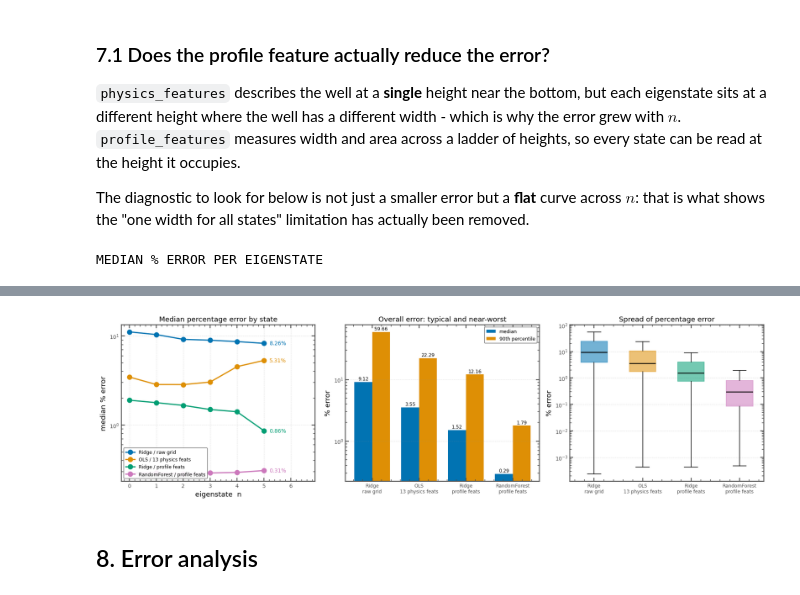
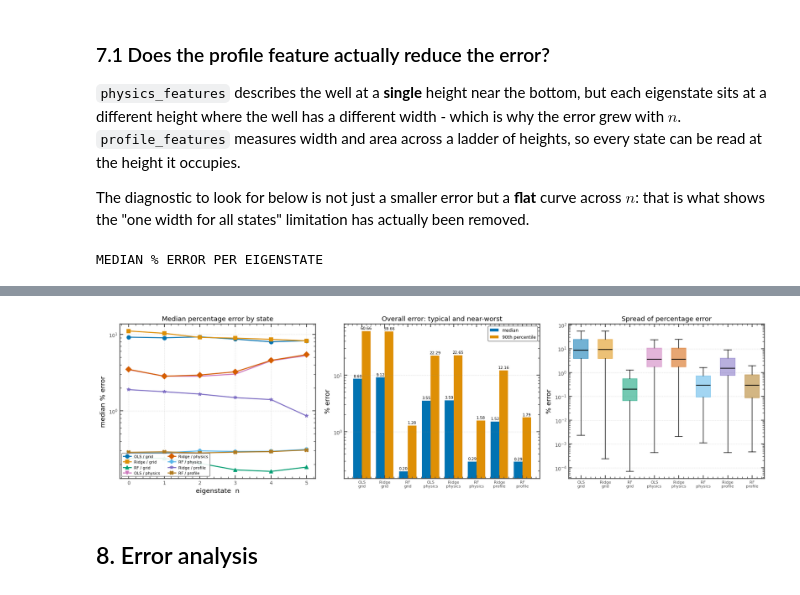
Before and after one commit to navgaur/SP-QM_ML-2025, a Jupyter notebook: QM_ML_update.ipynb, the cells around one changed output, grey strips where cells are left out. Saved outputs shown, nothing was run; the diff lists cells and outputs as text; code cells hidden in the pictures.

```diff
--- a/QM_ML_update.ipynb
+++ b/QM_ML_update.ipynb
@@ -648,9 +648,13 @@ scaler_p = StandardScaler()
 P_tr_s = scaler_p.fit_transform(P_tr)
 P_te_s = scaler_p.transform(P_te)
 
-model_profile = RandomForestRegressor(n_estimators=400, random_state=SEED, n_jobs=-1)
-model_profile.fit(P_tr_s, Y_train)
-Y_pred_profile = model_profile.predict(P_te_s)
+# Two models on the profile features.
+#   RandomForest : best in-distribution accuracy
+#   Ridge        : used for the unseen-potential tests, because a forest cannot
+#                  extrapolate (outside the training range it predicts a constant)
+model_prof_rf = RandomForestRegressor(n_estimators=400, random_state=SEED, n_jobs=-1)
+model_prof_rf.fit(P_tr_s, Y_train)
+Y_pred_profile = model_prof_rf.predict(P_te_s)
 
 model_prof_ridge  = RidgeCV(alphas=np.logspace(-3, 4, 60)).fit(P_tr_s, Y_train)
 Y_pred_prof_ridge = model_prof_ridge.predict(P_te_s)
@@ -659,10 +663,8 @@ Y_pred_prof_ridge = model_prof_ridge.predict(P_te_s)
 preds["Ridge (profile feats)"]        = Y_pred_prof_ridge
 preds["RandomForest (profile feats)"] = Y_pred_profile
 
-
 print(f"profile features: {P_tr.shape[1]}  "
       f"(13 basic + 3 x {N_LEVELS-1} profile)\n")
-
 
 for name, P in [("Ridge / raw grid",             P_ridge),
                 ("Ridge / profile feats",        Y_pred_prof_ridge),
@@ -750,66 +885,50 @@ heights, so every state can be read at the height it occupies.
 The diagnostic to look for below is not just a smaller error but a **flat** curve across
 $n$: that is what shows the "one width for all states" limitation has actually been removed.
 # %%
-compare = {
-    "Ridge / raw grid":             P_ridge,
-    "OLS / 13 physics feats":       P_phys,
-    "Ridge / profile feats":        Y_pred_prof_ridge,
-    "RandomForest / profile feats": Y_pred_profile,
-}
+# all eight models, same order/colour/marker as the registry
+per = []
+for m in MODEL_ORDER:
+    pe = np.abs(preds[m] - Y_test) / np.abs(Y_test) * 100
+    per.append([SHORT[m]] + [np.median(pe[:, n]) for n in range(N_STATES)]
+               + [np.median(pe), np.percentile(pe, 90)])
+perstate = pd.DataFrame(per, columns=["model"] + [f"E{n}" for n in range(N_STATES)]
+                        + ["median %", "90th %"])
+print("MEDIAN % ERROR PER EIGENSTATE")
+display(perstate.style.format({c: "{:.2f}" for c in perstate.columns[1:]}).hide(axis="index"))
 
-per = []
-for name, P in compare.items():
-    pe = np.abs(P - Y_test) / np.abs(Y_test) * 100
-    per.append([name] + [np.median(pe[:, n]) for n in range(N_STATES)])
-perstate = pd.DataFrame(per, columns=["model"] + [f"E{n}" for n in range(N_STATES)])
-print("MEDIAN % ERROR PER EIGENSTATE")
-display(perstate.style.format({f"E{n}": "{:.2f}" for n in range(N_STATES)}).hide(axis="index"))
-
-PAL = ["#0173B2", "#DE8F05", "#029E73", "#CC78BC"]   # colourblind-safe
-names = list(compare.keys())
-fig, axes = plt.subplots(1, 3, figsize=(16, 4.6))
+fig, axes = plt.subplots(1, 3, figsize=(17, 4.8))
 
 ax = axes[0]
-ends = []
-for (nm, P), c in zip(compare.items(), PAL):
-    pe = np.abs(P - Y_test) / np.abs(Y_test) * 100
-    med = [np.median(pe[:, n]) for n in range(N_STATES)]
-    ax.plot(range(N_STATES), med, "o-", color=c, lw=2, ms=8, label=nm)
-    ends.append((med[-1], c))
-ends.sort(key=lambda t: t[0]); prev = None
-for val, c in ends:
-    dy = 11 if (prev is not None and val / prev < 1.35) else 0
-    ax.annotate(f"{val:.2f}%", (N_STATES - 1, val), textcoords="offset points",
-                xytext=(9, dy), color=c, fontsize=9, va="center")
-    prev = val
+for m in MODEL_ORDER:
+    pe = np.abs(preds[m] - Y_test) / np.abs(Y_test) * 100
+    ax.plot(range(N_STATES), [np.median(pe[:, n]) for n in range(N_STATES)],
+            marker=MODEL_MARKER[m], color=MODEL_COLOR[m], lw=1.8, ms=7, label=SHORT[m])
 ax.set_yscale("log"); ax.set_xlabel("eigenstate  n"); ax.set_ylabel("median % error")
 ax.set_title("Median percentage error by state")
-ax.grid(alpha=.3, lw=.6); ax.legend(fontsize=8, loc="lower left")
-ax.set_xlim(-0.3, N_STATES + 0.9)
+ax.grid(alpha=.3, lw=.6); ax.legend(fontsize=7, ncol=2, loc="lower left")
 
 ax = axes[1]
-xpos = np.arange(len(names)); wdt = 0.38
-med = [np.median(np.abs(compare[n] - Y_test) / np.abs(Y_test) * 100) for n in names]
-p90 = [np.percentile(np.abs(compare[n] - Y_test) / np.abs(Y_test) * 100, 90) for n in names]
-b1 = ax.bar(xpos - wdt/2, med, wdt, color=PAL[0], label="median")
-b2 = ax.bar(xpos + wdt/2, p90, wdt, color=PAL[1], label="90th percentile")
+xpos = np.arange(len(MODEL_ORDER)); wdt = 0.38
+med = [np.median(np.abs(preds[m]-Y_test)/np.abs(Y_test)*100) for m in MODEL_ORDER]
+p90 = [np.percentile(np.abs(preds[m]-Y_test)/np.abs(Y_test)*100, 90) for m in MODEL_ORDER]
+b1 = ax.bar(xpos - wdt/2, med, wdt, color="#0173B2", label="median")
+b2 = ax.bar(xpos + wdt/2, p90, wdt, color="#DE8F05", label="90th percentile")
 for b, v in list(zip(b1, med)) + list(zip(b2, p90)):
-    ax.annotate(f"{v:.2f}", (b.get_x() + b.get_width()/2, b.get_height()),
-                textcoords="offset points", xytext=(0, 3), ha="center", fontsize=8)
+    ax.annotate(f"{v:.2f}", (b.get_x()+b.get_width()/2, b.get_height()),
+                textcoords="offset points", xytext=(0, 3), ha="center", fontsize=7)
 ax.set_yscale("log"); ax.set_xticks(xpos)
-ax.set_xticklabels([n.replace(" / ", "\n") for n in names], fontsize=8)
+ax.set_xticklabels([SHORT[m].replace(" / ", "\n") for m in MODEL_ORDER], fontsize=7)
 ax.set_ylabel("% error"); ax.set_title("Overall error: typical and near-worst")
 ax.grid(alpha=.3, lw=.6, axis="y"); ax.legend(fontsize=8)
 
 ax = axes[2]
-data = [np.abs(compare[n] - Y_test).ravel() / np.abs(Y_test).ravel() * 100 for n in names]
-bp = ax.boxplot(data, showfliers=False, patch_artist=True, widths=.55)
-for patch, c in zip(bp["boxes"], PAL):
-    patch.set_facecolor(c); patch.set_alpha(.55); patch.set_edgecolor(c)
-for m in bp["medians"]:
-    m.set_color("black"); m.set_linewidth(1.6)
+data = [np.abs(preds[m]-Y_test).ravel()/np.abs(Y_test).ravel()*100 for m in MODEL_ORDER]
+bp = ax.boxplot(data, showfliers=False, patch_artist=True, widths=.6)
+for patch, m in zip(bp["boxes"], MODEL_ORDER):
+    patch.set_facecolor(MODEL_COLOR[m]); patch.set_alpha(.55); patch.set_edgecolor(MODEL_COLOR[m])
+for md in bp["medians"]: md.set_color("black"); md.set_linewidth(1.5)
 ax.set_yscale("log")
-ax.set_xticklabels([n.replace(" / ", "\n") for n in names], fontsize=8)
+ax.set_xticklabels([SHORT[m].replace(" / ", "\n") for m in MODEL_ORDER], fontsize=7)
 ax.set_ylabel("% error"); ax.set_title("Spread of percentage error")
 ax.grid(alpha=.3, lw=.6, axis="y")
 
@@ -824,3 +947,3 @@ MEDIAN % ERROR PER EIGENSTATE
-[figure, old version]
+[figure, new version]
 # %% [markdown]
 ## 8. Error analysis
```
Also changed, not shown: parts of 14 cells of this notebook.
